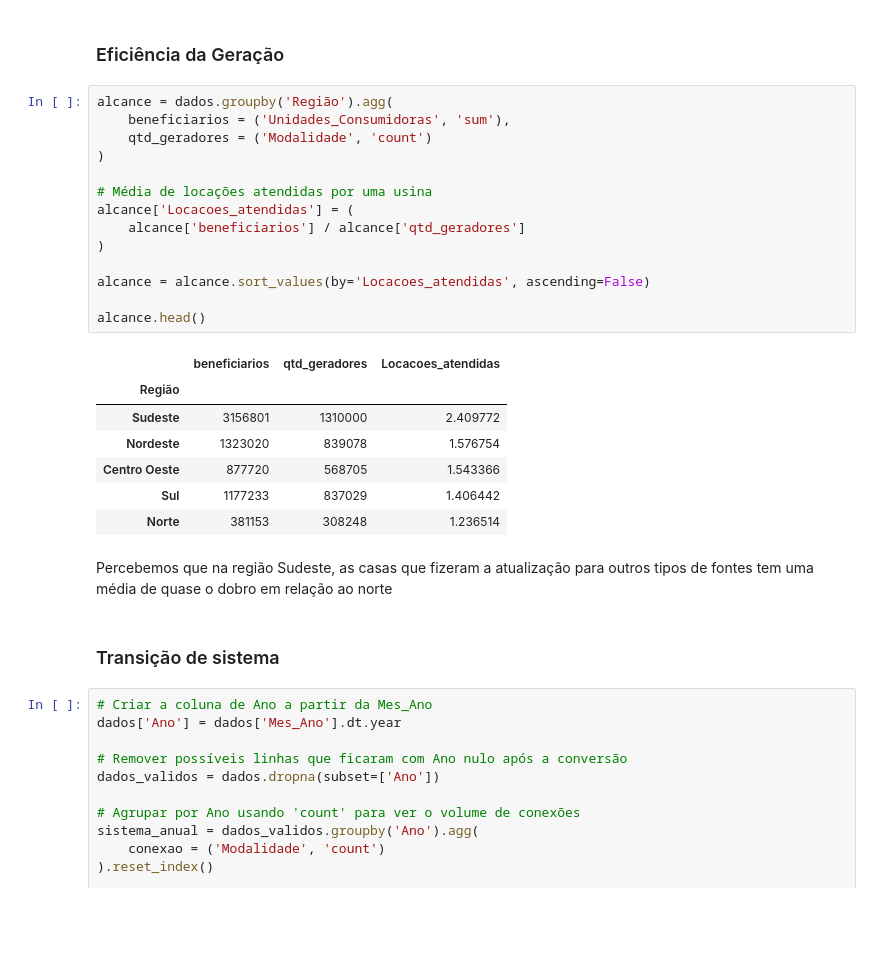
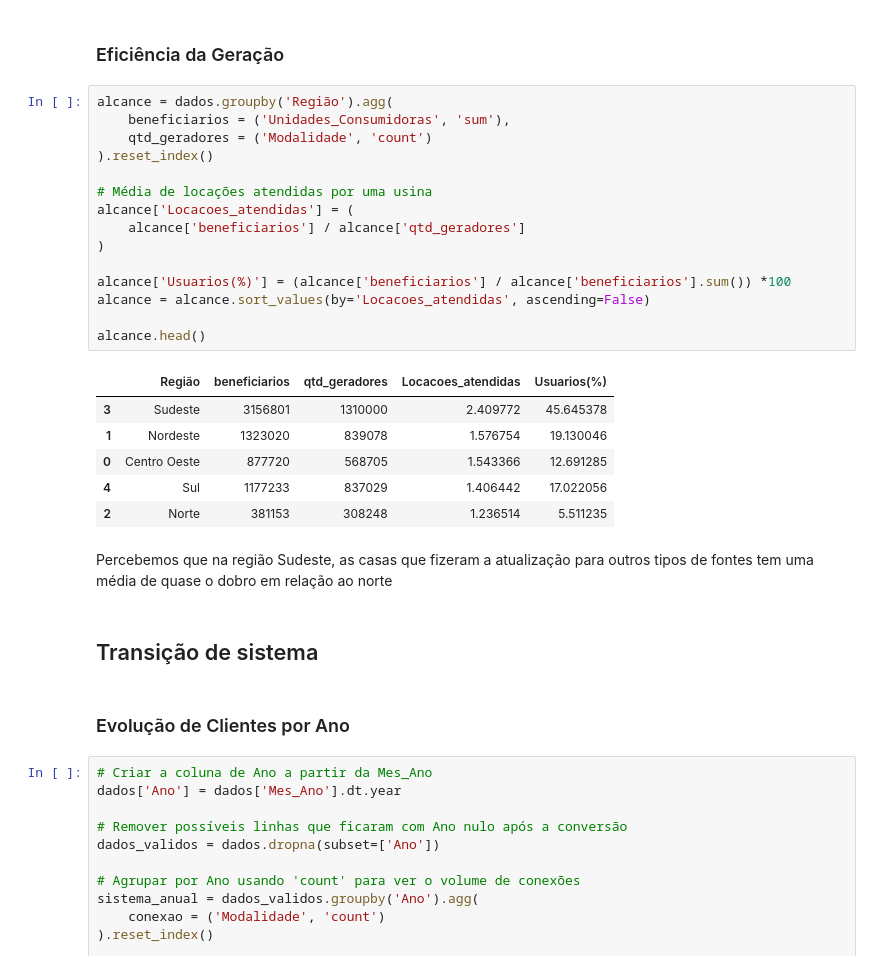
Before and after one commit to lannacassio/Fontes-Renovaveis-Aneel, a Jupyter notebook: Arquivo_Python/analise_aneel.ipynb, the cells around one changed output. Drawn from its saved outputs; the diff is of its cells as text; blank space fills up the shorter version.

```diff
--- a/Arquivo_Python/analise_aneel.ipynb
+++ b/Arquivo_Python/analise_aneel.ipynb
@@ -599,29 +644,31 @@ Isso torna mais evidente que pessoas físicas estão aderindo as fontes renováv
 # %%
 alcance = dados.groupby('Região').agg(
     beneficiarios = ('Unidades_Consumidoras', 'sum'),
     qtd_geradores = ('Modalidade', 'count')
-)
+).reset_index()
 
 # Média de locações atendidas por uma usina
 alcance['Locacoes_atendidas'] = (
     alcance['beneficiarios'] / alcance['qtd_geradores']
 )
 
+alcance['Usuarios(%)'] = (alcance['beneficiarios'] / alcance['beneficiarios'].sum()) *100
 alcance = alcance.sort_values(by='Locacoes_atendidas', ascending=False)
 
 alcance.head()
 # %% [output]
-|  | beneficiarios | qtd_geradores | Locacoes_atendidas |
-| Região |  |  |  |
-| Sudeste | 3156801 | 1310000 | 2.409772 |
-| Nordeste | 1323020 | 839078 | 1.576754 |
-| Centro Oeste | 877720 | 568705 | 1.543366 |
-| Sul | 1177233 | 837029 | 1.406442 |
-| Norte | 381153 | 308248 | 1.236514 |
+|  | Região | beneficiarios | qtd_geradores | Locacoes_atendidas | Usuarios(%) |
+| 3 | Sudeste | 3156801 | 1310000 | 2.409772 | 45.645378 |
+| 1 | Nordeste | 1323020 | 839078 | 1.576754 | 19.130046 |
+| 0 | Centro Oeste | 877720 | 568705 | 1.543366 | 12.691285 |
+| 4 | Sul | 1177233 | 837029 | 1.406442 | 17.022056 |
+| 2 | Norte | 381153 | 308248 | 1.236514 | 5.511235 |
 # %% [markdown]
 Percebemos que na região Sudeste, as casas que fizeram a atualização para outros tipos de fontes tem uma média de quase o dobro em relação ao norte
 # %% [markdown]
-### Transição de sistema
+## Transição de sistema
+# %% [markdown]
+### Evolução de Clientes por Ano
 # %%
 # Criar a coluna de Ano a partir da Mes_Ano
 dados['Ano'] = dados['Mes_Ano'].dt.year
```
Also changed, not shown: parts of 28 cells of this notebook.
